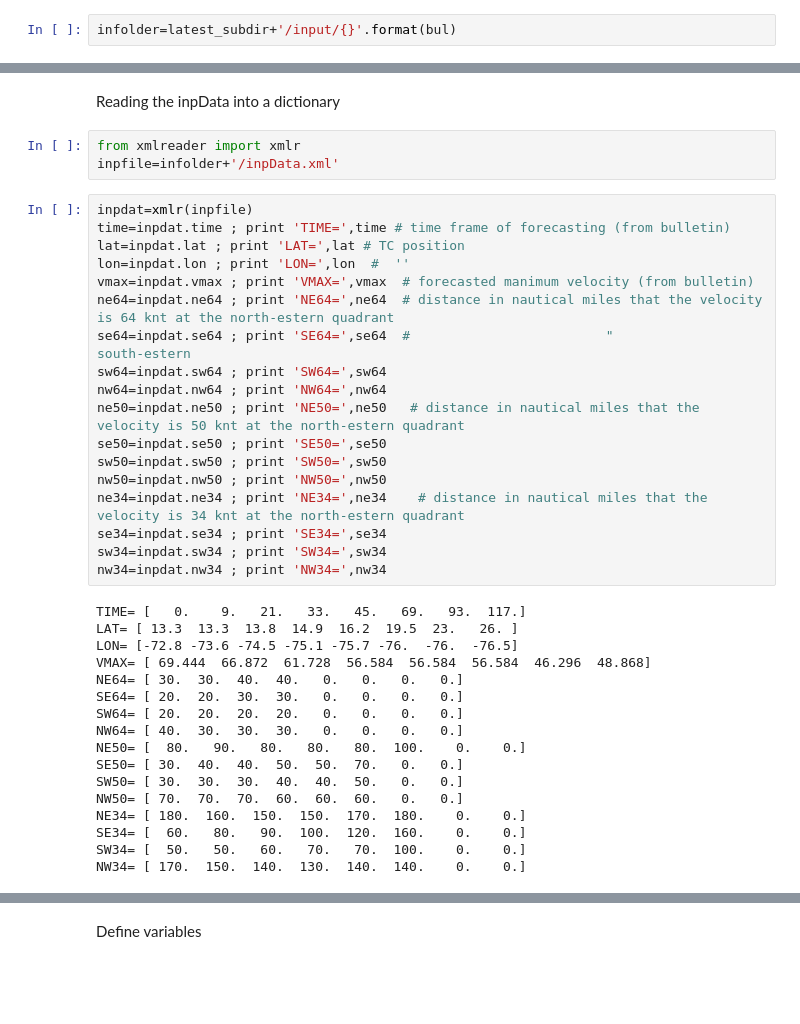
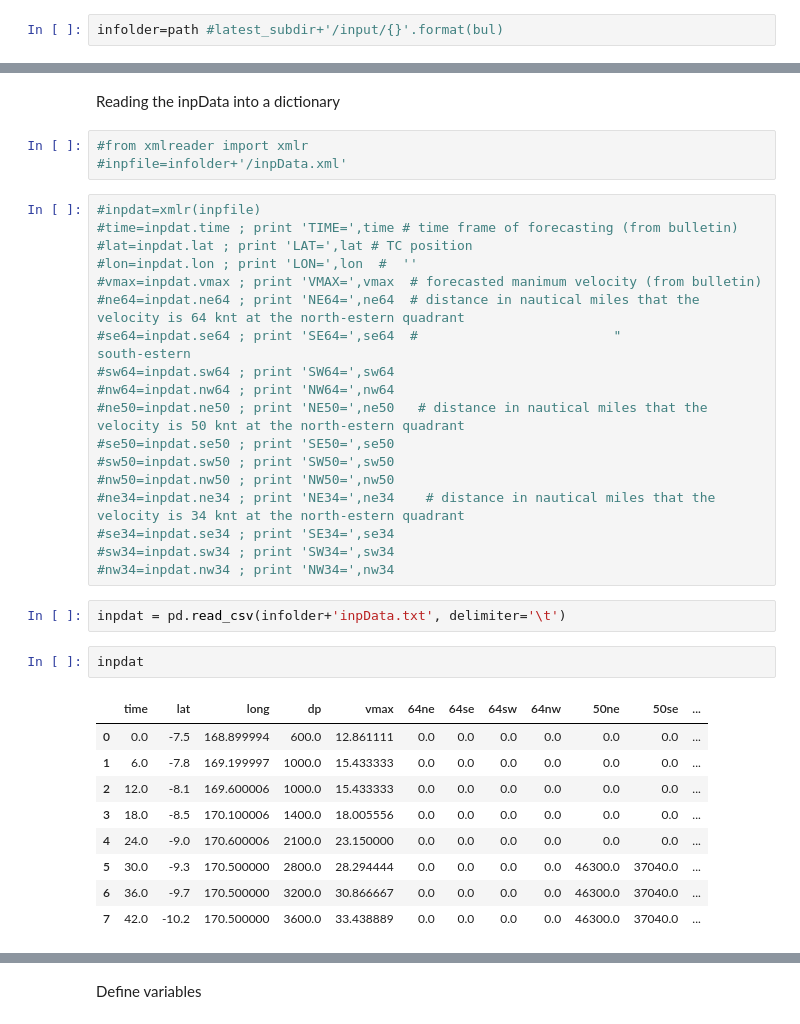
Before and after one commit to ec-jrc/pyStorms, a Jupyter notebook: TC ANALYSIS TOOL.ipynb, the cells around one changed output, grey strips where cells are left out. Saved outputs shown, nothing was run; the diff lists cells and outputs as text; blank space fills up the shorter version.

```diff
--- a/TC ANALYSIS TOOL.ipynb
+++ b/TC ANALYSIS TOOL.ipynb
@@ -131,3 +59,3 @@ bul=13
 # %%
-infolder=latest_subdir+'/input/{}'.format(bul)
+infolder=path #latest_subdir+'/input/{}'.format(bul)
 # %%
@@ -206,40 +123,37 @@ Bunch(setexp=Bunch(basin=u'Atlantic', bulDate=u'01 Oct 2016  09:00:00', bulNo=u'
 # %% [markdown]
 Reading the inpData into a dictionary
 # %%
-from xmlreader import xmlr
-inpfile=infolder+'/inpData.xml'
+#from xmlreader import xmlr
+#inpfile=infolder+'/inpData.xml'
 # %%
-inpdat=xmlr(inpfile)
-time=inpdat.time ; print 'TIME=',time # time frame of forecasting (from bulletin)
-lat=inpdat.lat ; print 'LAT=',lat # TC position
-lon=inpdat.lon ; print 'LON=',lon  #  ''
-vmax=inpdat.vmax ; print 'VMAX=',vmax  # forecasted manimum velocity (from bulletin)
-ne64=inpdat.ne64 ; print 'NE64=',ne64  # distance in nautical miles that the velocity is 64 knt at the north-estern quadrant
-se64=inpdat.se64 ; print 'SE64=',se64  #                         "                                     south-estern
-sw64=inpdat.sw64 ; print 'SW64=',sw64
-nw64=inpdat.nw64 ; print 'NW64=',nw64
-ne50=inpdat.ne50 ; print 'NE50=',ne50   # distance in nautical miles that the velocity is 50 knt at the north-estern quadrant
-se50=inpdat.se50 ; print 'SE50=',se50
-sw50=inpdat.sw50 ; print 'SW50=',sw50
-nw50=inpdat.nw50 ; print 'NW50=',nw50
-ne34=inpdat.ne34 ; print 'NE34=',ne34    # distance in nautical miles that the velocity is 34 knt at the north-estern quadrant
-se34=inpdat.se34 ; print 'SE34=',se34
-sw34=inpdat.sw34 ; print 'SW34=',sw34
-nw34=inpdat.nw34 ; print 'NW34=',nw34
+#inpdat=xmlr(inpfile)
+#time=inpdat.time ; print 'TIME=',time # time frame of forecasting (from bulletin)
+#lat=inpdat.lat ; print 'LAT=',lat # TC position
+#lon=inpdat.lon ; print 'LON=',lon  #  ''
+#vmax=inpdat.vmax ; print 'VMAX=',vmax  # forecasted manimum velocity (from bulletin)
+#ne64=inpdat.ne64 ; print 'NE64=',ne64  # distance in nautical miles that the velocity is 64 knt at the north-estern quadrant
+#se64=inpdat.se64 ; print 'SE64=',se64  #                         "                                     south-estern
+#sw64=inpdat.sw64 ; print 'SW64=',sw64
+#nw64=inpdat.nw64 ; print 'NW64=',nw64
+#ne50=inpdat.ne50 ; print 'NE50=',ne50   # distance in nautical miles that the velocity is 50 knt at the north-estern quadrant
+#se50=inpdat.se50 ; print 'SE50=',se50
+#sw50=inpdat.sw50 ; print 'SW50=',sw50
+#nw50=inpdat.nw50 ; print 'NW50=',nw50
+#ne34=inpdat.ne34 ; print 'NE34=',ne34    # distance in nautical miles that the velocity is 34 knt at the north-estern quadrant
+#se34=inpdat.se34 ; print 'SE34=',se34
+#sw34=inpdat.sw34 ; print 'SW34=',sw34
+#nw34=inpdat.nw34 ; print 'NW34=',nw34
-# %% [output]
-TIME= [   0.    9.   21.   33.   45.   69.   93.  117.]
-LAT= [ 13.3  13.3  13.8  14.9  16.2  19.5  23.   26. ]
-LON= [-72.8 -73.6 -74.5 -75.1 -75.7 -76.  -76.  -76.5]
-VMAX= [ 69.444  66.872  61.728  56.584  56.584  56.584  46.296  48.868]
-NE64= [ 30.  30.  40.  40.   0.   0.   0.   0.]
-SE64= [ 20.  20.  30.  30.   0.   0.   0.   0.]
-SW64= [ 20.  20.  20.  20.   0.   0.   0.   0.]
-NW64= [ 40.  30.  30.  30.   0.   0.   0.   0.]
-NE50= [  80.   90.   80.   80.   80.  100.    0.    0.]
-SE50= [ 30.  40.  40.  50.  50.  70.   0.   0.]
-SW50= [ 30.  30.  30.  40.  40.  50.   0.   0.]
-NW50= [ 70.  70.  70.  60.  60.  60.   0.   0.]
-NE34= [ 180.  160.  150.  150.  170.  180.    0.    0.]
-SE34= [  60.   80.   90.  100.  120.  160.    0.    0.]
-SW34= [  50.   50.   60.   70.   70.  100.    0.    0.]
-NW34= [ 170.  150.  140.  130.  140.  140.    0.    0.]
+# %%
+inpdat = pd.read_csv(infolder+'inpData.txt', delimiter='\t')
+# %%
+inpdat
+# %% [output]
+|  | time | lat | long | dp | vmax | 64ne | 64se | 64sw | 64nw | 50ne | 50se | ... |
+| 0 | 0.0 | -7.5 | 168.899994 | 600.0 | 12.861111 | 0.0 | 0.0 | 0.0 | 0.0 | 0.0 | 0.0 | ... |
+| 1 | 6.0 | -7.8 | 169.199997 | 1000.0 | 15.433333 | 0.0 | 0.0 | 0.0 | 0.0 | 0.0 | 0.0 | ... |
+| 2 | 12.0 | -8.1 | 169.600006 | 1000.0 | 15.433333 | 0.0 | 0.0 | 0.0 | 0.0 | 0.0 | 0.0 | ... |
+| 3 | 18.0 | -8.5 | 170.100006 | 1400.0 | 18.005556 | 0.0 | 0.0 | 0.0 | 0.0 | 0.0 | 0.0 | ... |
+| 4 | 24.0 | -9.0 | 170.600006 | 2100.0 | 23.150000 | 0.0 | 0.0 | 0.0 | 0.0 | 0.0 | 0.0 | ... |
+| 5 | 30.0 | -9.3 | 170.500000 | 2800.0 | 28.294444 | 0.0 | 0.0 | 0.0 | 0.0 | 46300.0 | 37040.0 | ... |
+| 6 | 36.0 | -9.7 | 170.500000 | 3200.0 | 30.866667 | 0.0 | 0.0 | 0.0 | 0.0 | 46300.0 | 37040.0 | ... |
+| 7 | 42.0 | -10.2 | 170.500000 | 3600.0 | 33.438889 | 0.0 | 0.0 | 0.0 | 0.0 | 46300.0 | 37040.0 | ... |
```
Also changed, not shown: parts of 40 cells of this notebook, 7 other files.
